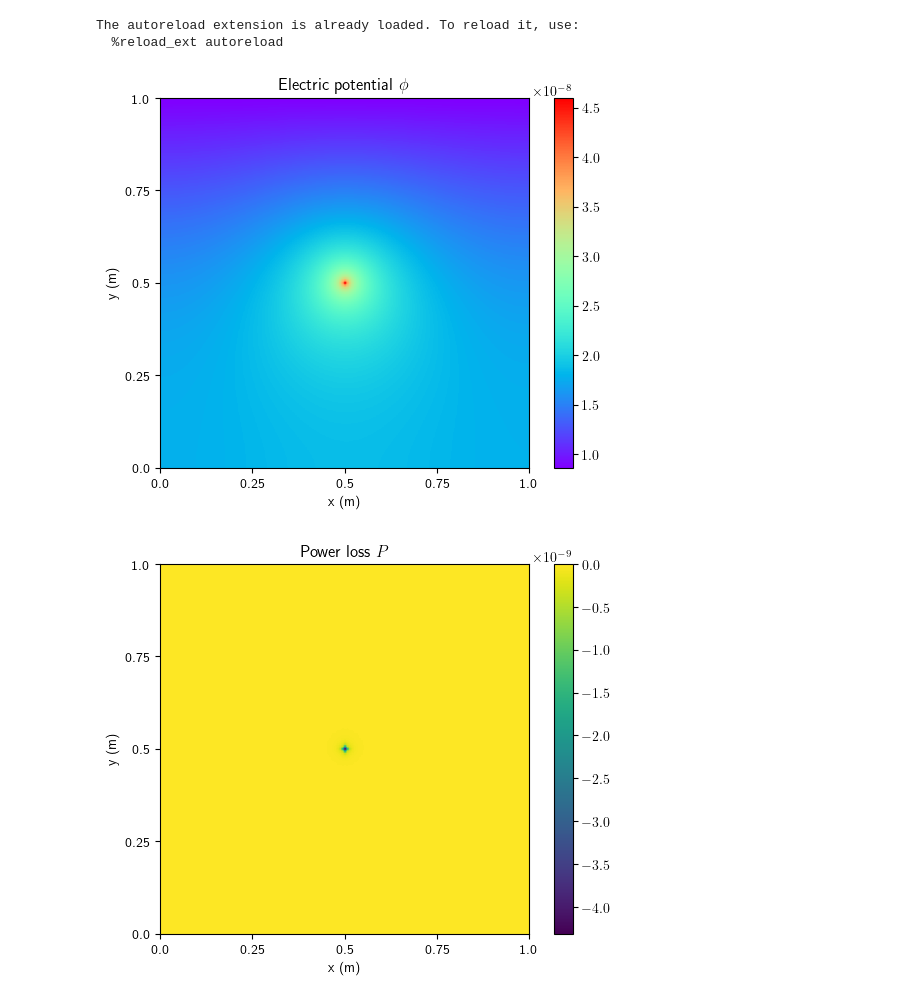
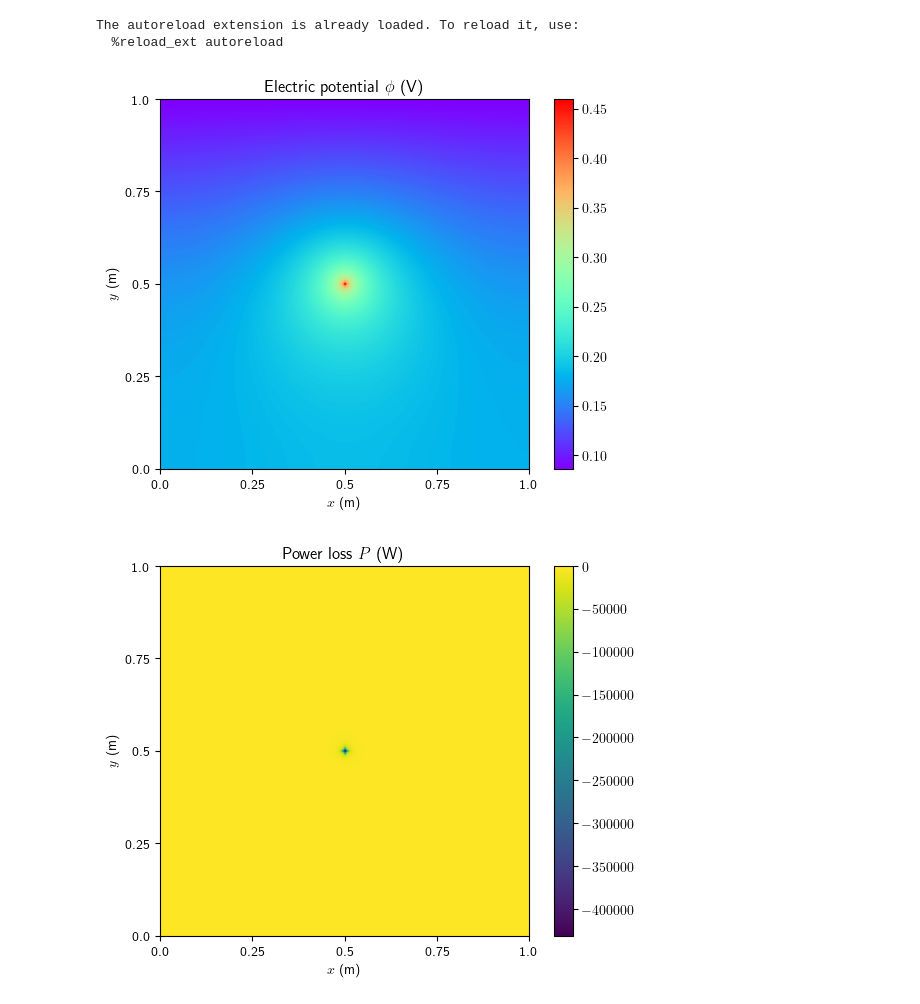
Before and after one commit to Devoev/multiphysics, a Jupyter notebook: main.ipynb, the cells around one changed output. Saved outputs shown, nothing was run; the diff lists cells and outputs as text; code cells hidden in the pictures.

Commit message:
updated boundary conditions and plots

```diff
--- a/main.ipynb
+++ b/main.ipynb
@@ -30,8 +32,10 @@ idx_bc_2 = np.concatenate([msh.idx(n-1, np.arange(n), 0), msh.idx(n-1, np.arange
 # %%
 ## Current excitation
+I0 = 1e7
+
 g,_,_ = create_top_mats(msh)
 i = np.zeros(3*msh.np)
-i[msh.idx(int(n/2), int(n/2), 0) + 2*msh.np] = 1
+i[msh.idx(int(n/2), int(n/2), 0) + 2*msh.np] = I0
 f = -g.T @ i
 # %%
 ## Solve system
@@ -47,13 +51,13 @@ plt.xlim([0, n])
 plt.ylim([0, n])
 plt.xticks(ticks=np.linspace(0, n, 5), labels=np.linspace(0, 1, 5))
 plt.yticks(ticks=np.linspace(0, n, 5), labels=np.linspace(0, 1, 5))
-plt.xlabel("x (m)")
-plt.ylabel("y (m)")
-plt.title("Electric potential $\phi$")
+plt.xlabel("$x$ (m)")
+plt.ylabel("$y$ (m)")
+plt.title("Electric potential $\phi$ (V)")
 plt.colorbar()
 plt.show()
 # %% [output]
-[figure, old version]
+[figure, new version]
 # %%
 ## Power calculation
 m_sig = create_p2d_mat(msh, sig)    # Conductivity matrix
@@ -64,18 +68,18 @@ pv = 0.5*np.abs(g.T) @ pe           # Power on dual volume vector
 # %%
 ## Plot power
 p_plot = np.reshape(pv, (msh.nz, msh.ny, msh.nx))
 plt.imshow(p_plot[0,:,:], cmap='viridis')
 plt.xlim([0, n])
 plt.ylim([0, n])
 plt.xticks(ticks=np.linspace(0, n, 5), labels=np.linspace(0, 1, 5))
 plt.yticks(ticks=np.linspace(0, n, 5), labels=np.linspace(0, 1, 5))
-plt.xlabel("x (m)")
-plt.ylabel("y (m)")
-plt.title("Power loss $P$")
+plt.xlabel("$x$ (m)")
+plt.ylabel("$y$ (m)")
+plt.title("Power loss $P$ (W)")
 plt.colorbar()
 plt.show()
 # %% [output]
-[figure, old version]
+[figure, new version]
 # %%
 ## Solve thermal system
 cond = 401
```
Also changed, not shown: parts of 2 cells of this notebook.
